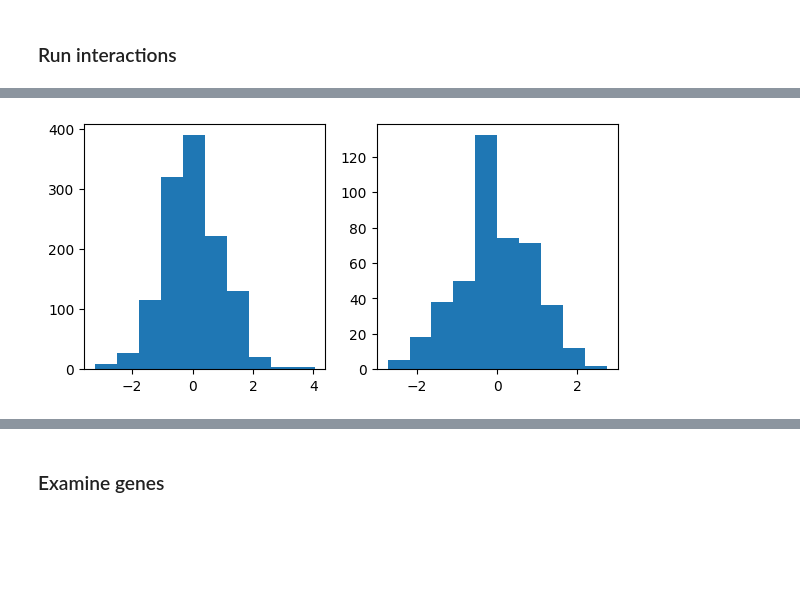
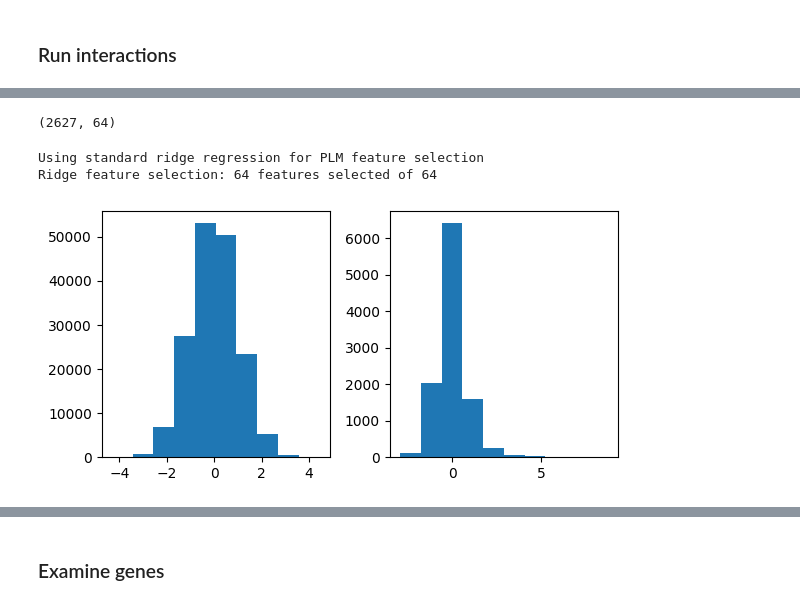
Before and after one commit to alw399/SLIDE_PLM, a Jupyter notebook: notebooks/plm.ipynb, the cells around one changed output, grey strips where cells are left out. Drawn from its saved outputs; the diff is of its cells as text; code cells hidden in the pictures; blank space fills up the shorter version.

```diff
--- a/notebooks/plm.ipynb
+++ b/notebooks/plm.ipynb
@@ -25,14 +23,14 @@ embedding_dir = '/ix/djishnu/alw399/SLIDE_PLM/data/pjm_models/embeddings/15epoch
 # y = pd.read_csv(y_path)['Y'].values
 # sequences = pd.read_csv('/ix/djishnu/Jane/SLIDESWING/jing_data/KIR+TEDDY/data/KIR+TEDDY_betaseqs_raw.csv', index_col=0)
 
-# # JING TUMOR
-# name = 'jing_tumor'
-# n_pcs = 16
-# model_name = f'pjm_15epochs_pca{n_pcs}'
-# y_path = '/ix/djishnu/alw399/SLIDE_PLM/data/jing_tumor/tumor_y2.csv'
-# slide_outs = '/ix/djishnu/alw399/SLIDE_PLM/data/jing_tumor/0.05_0.5_out'
-# y = pd.read_csv(y_path)['y'].values
-# sequences = pd.read_csv('/ix/djishnu/alw399/SLIDE_PLM/data/jing_tumor/filtered_x2_cdr3_b.csv')
+# JING TUMOR
+name = 'jing_tumor'
+n_pcs = 16
+model_name = f'pjm_15epochs_pca{n_pcs}'
+y_path = '/ix/djishnu/alw399/SLIDE_PLM/data/jing_tumor/tumor_y2.csv'
+slide_outs = '/ix/djishnu/alw399/SLIDE_PLM/data/jing_tumor/0.05_0.5_out'
+y = pd.read_csv(y_path)['y'].values
+sequences = pd.read_csv('/ix/djishnu/alw399/SLIDE_PLM/data/jing_tumor/filtered_x2_cdr3_b.csv')
 
 # # ANTIGEN SPECIFICITY
 # name = 'alok_antigen_specificity'
@@ -159,19 +161,28 @@ plt.show()
+# %%
+embeddings = np.random.normal(size=(y.shape[0], 64))
+embeddings.shape
+# %% [output]
+(2627, 64)
 # %%
-from interaction import Interaction
+# from interaction import Interaction
+from ridge_interaction import RidgeInteraction
 
-machop = Interaction(
+machop = RidgeInteraction(
     slide_outs,
-    plm_embed=tcr_embeddings,
+    plm_embed=embeddings,
     y=y,
     z_matrix=z_matrix,
     interacts_only=False,
-    model='LR'
+    model='LR',
+    ridge_thresh=0.0
 )
 
 fig, axs = plt.subplots(1, 2, figsize=(6, 3))
 axs[0].hist(machop.plm_embedding.flatten())
 axs[1].hist(machop.z_matrix.flatten())
 plt.tight_layout()
 # %% [output]
+Using standard ridge regression for PLM feature selection
+Ridge feature selection: 64 features selected of 64
-[figure, old version]
+[figure, new version]
 # %%
```
Also changed, not shown: parts of 15 cells of this notebook, 2 other files.
